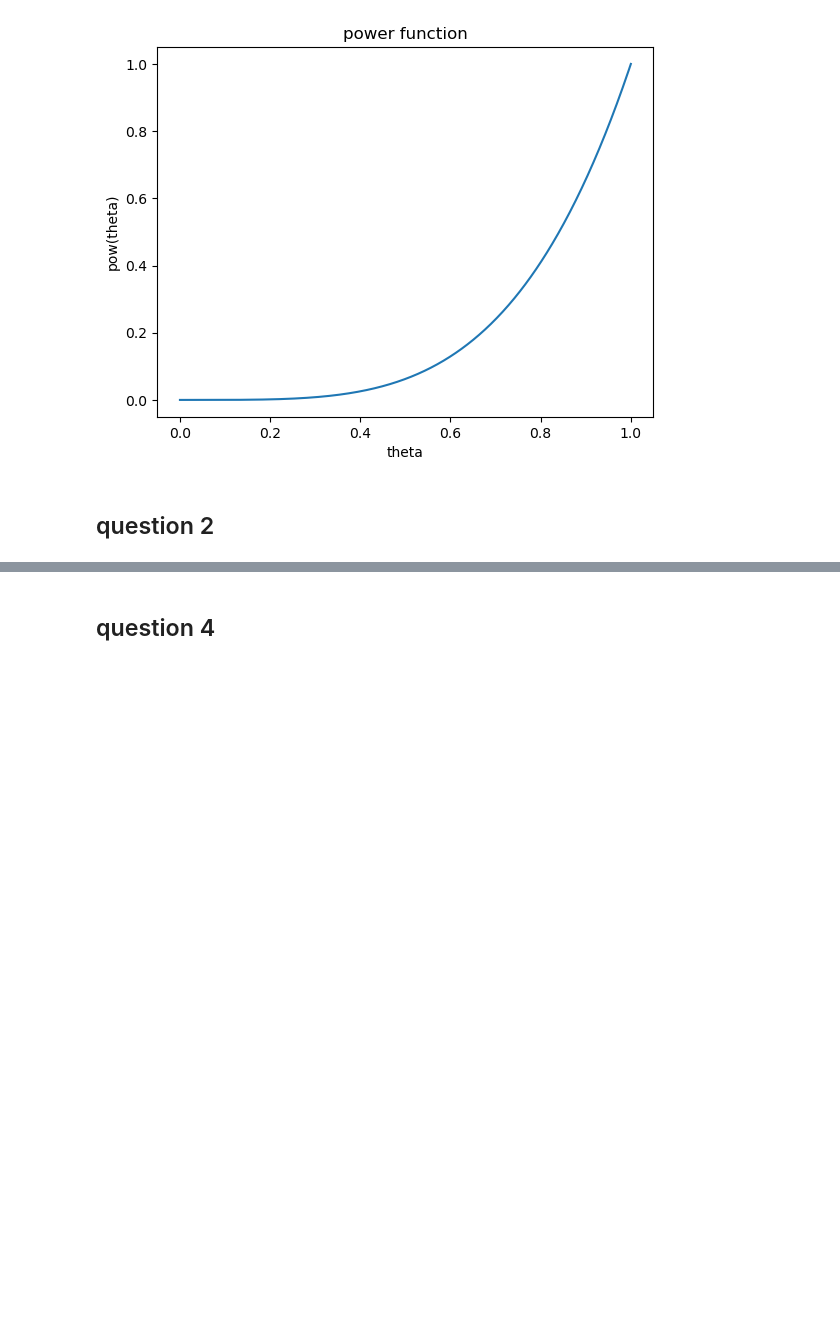
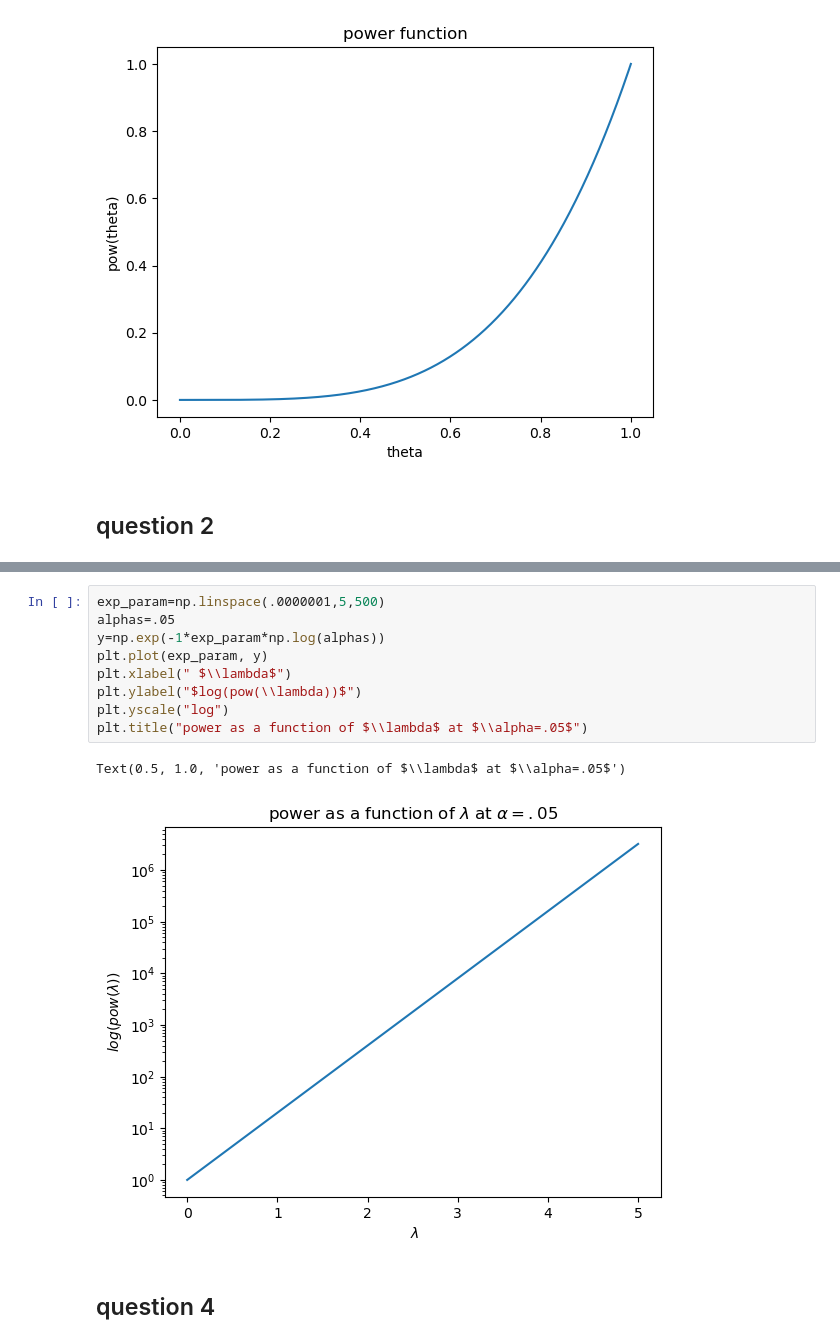
Before and after one commit to buzgalbraith/probaility-theroy-2, a Jupyter notebook: homework_code/homework_6/hw_6.ipynb, the cells around one changed output, grey strips where cells are left out. Cells and saved outputs as stored; diff of their text form; blank space fills up the shorter version.

```diff
--- a/homework_code/homework_6/hw_6.ipynb
+++ b/homework_code/homework_6/hw_6.ipynb
@@ -41,3 +52,15 @@ Text(0.5, 1.0, 'power as a function of alpha at $\\lambda=1$')
+# %%
+exp_param=np.linspace(.0000001,5,500)
+alphas=.05
+y=np.exp(-1*exp_param*np.log(alphas))
+plt.plot(exp_param, y)
+plt.xlabel(" $\\lambda$")
+plt.ylabel("$log(pow(\\lambda))$")
+plt.yscale("log")
+plt.title("power as a function of $\\lambda$ at $\\alpha=.05$")
+# %% [output]
+Text(0.5, 1.0, 'power as a function of $\\lambda$ at $\\alpha=.05$')
+[figure, added]
 # %% [markdown]
 ## question 4
 # %%
```
Also changed, not shown: parts of 2 cells of this notebook, 3 other files.
